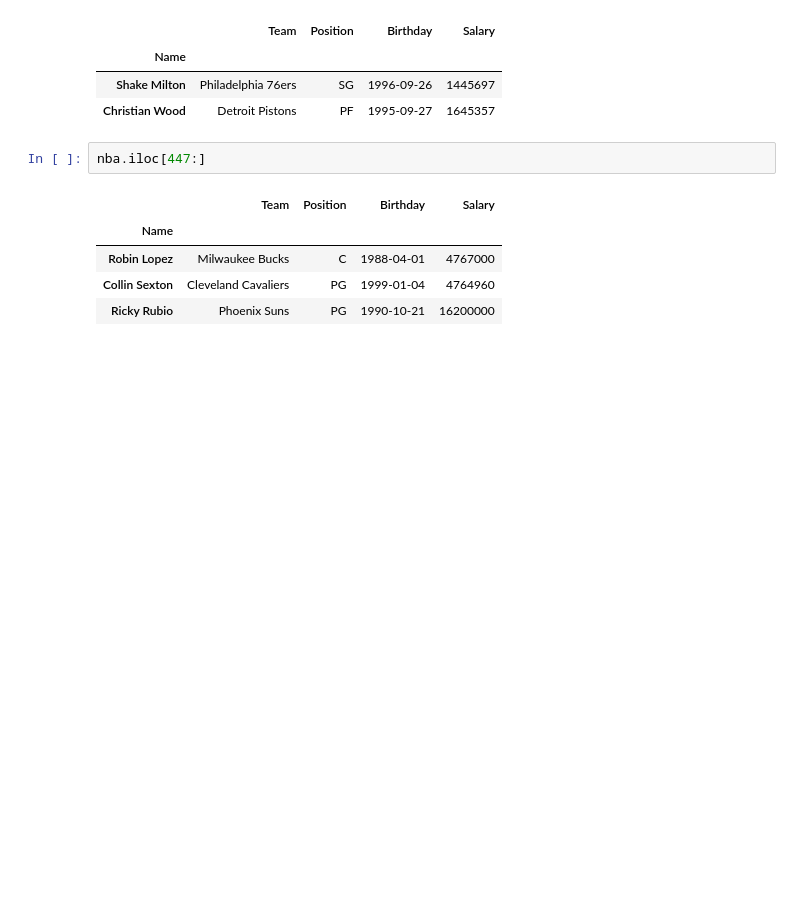
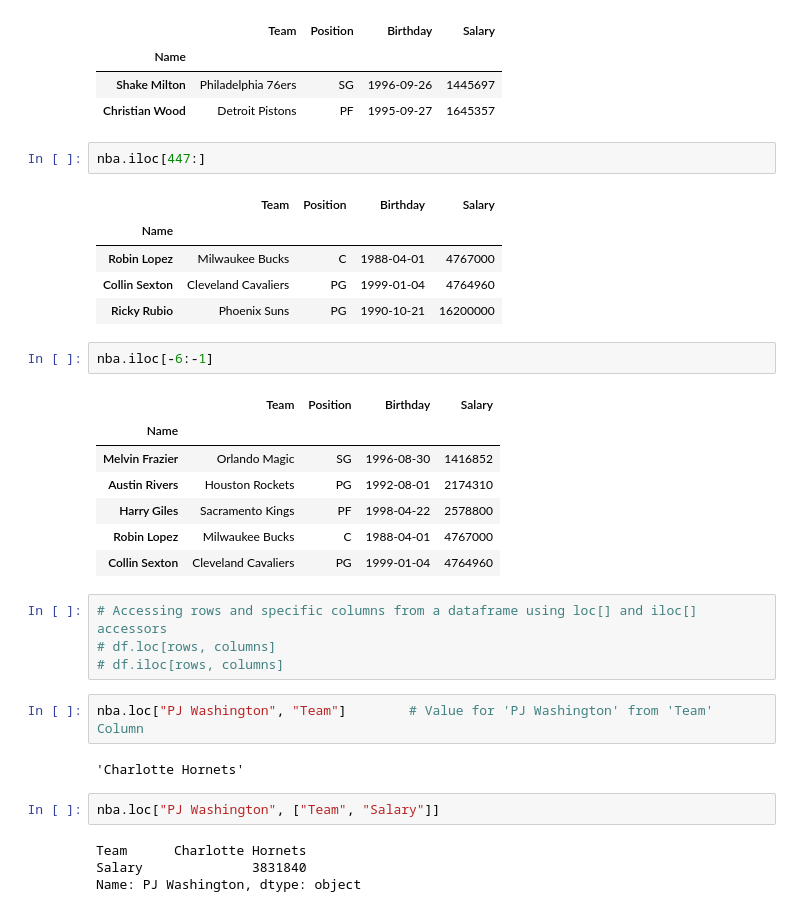
Before and after one commit to singamravibabu/batch23, a Jupyter notebook: Pandas 3.ipynb, the cells around one changed output. Drawn from its saved outputs; the diff is of its cells as text; blank space fills up the shorter version.

```diff
--- a/Pandas 3.ipynb
+++ b/Pandas 3.ipynb
@@ -433,3 +433,27 @@ nba.iloc[447:]
 | Robin Lopez | Milwaukee Bucks | C | 1988-04-01 | 4767000 |
 | Collin Sexton | Cleveland Cavaliers | PG | 1999-01-04 | 4764960 |
 | Ricky Rubio | Phoenix Suns | PG | 1990-10-21 | 16200000 |
+# %%
+nba.iloc[-6:-1]
+# %% [output]
+|  | Team | Position | Birthday | Salary |
+| Name |  |  |  |  |
+| Melvin Frazier | Orlando Magic | SG | 1996-08-30 | 1416852 |
+| Austin Rivers | Houston Rockets | PG | 1992-08-01 | 2174310 |
+| Harry Giles | Sacramento Kings | PF | 1998-04-22 | 2578800 |
+| Robin Lopez | Milwaukee Bucks | C | 1988-04-01 | 4767000 |
+| Collin Sexton | Cleveland Cavaliers | PG | 1999-01-04 | 4764960 |
+# %%
+# Accessing rows and specific columns from a dataframe using loc[] and iloc[] accessors
+# df.loc[rows, columns]
+# df.iloc[rows, columns]
+# %%
+nba.loc["PJ Washington", "Team"]        # Value for 'PJ Washington' from 'Team' Column
+# %% [output]
+'Charlotte Hornets'
+# %%
+nba.loc["PJ Washington", ["Team", "Salary"]]
+# %% [output]
+Team      Charlotte Hornets
+Salary              3831840
+Name: PJ Washington, dtype: object
```
Also changed, not shown: parts of 12 cells of this notebook, 1 other file.
